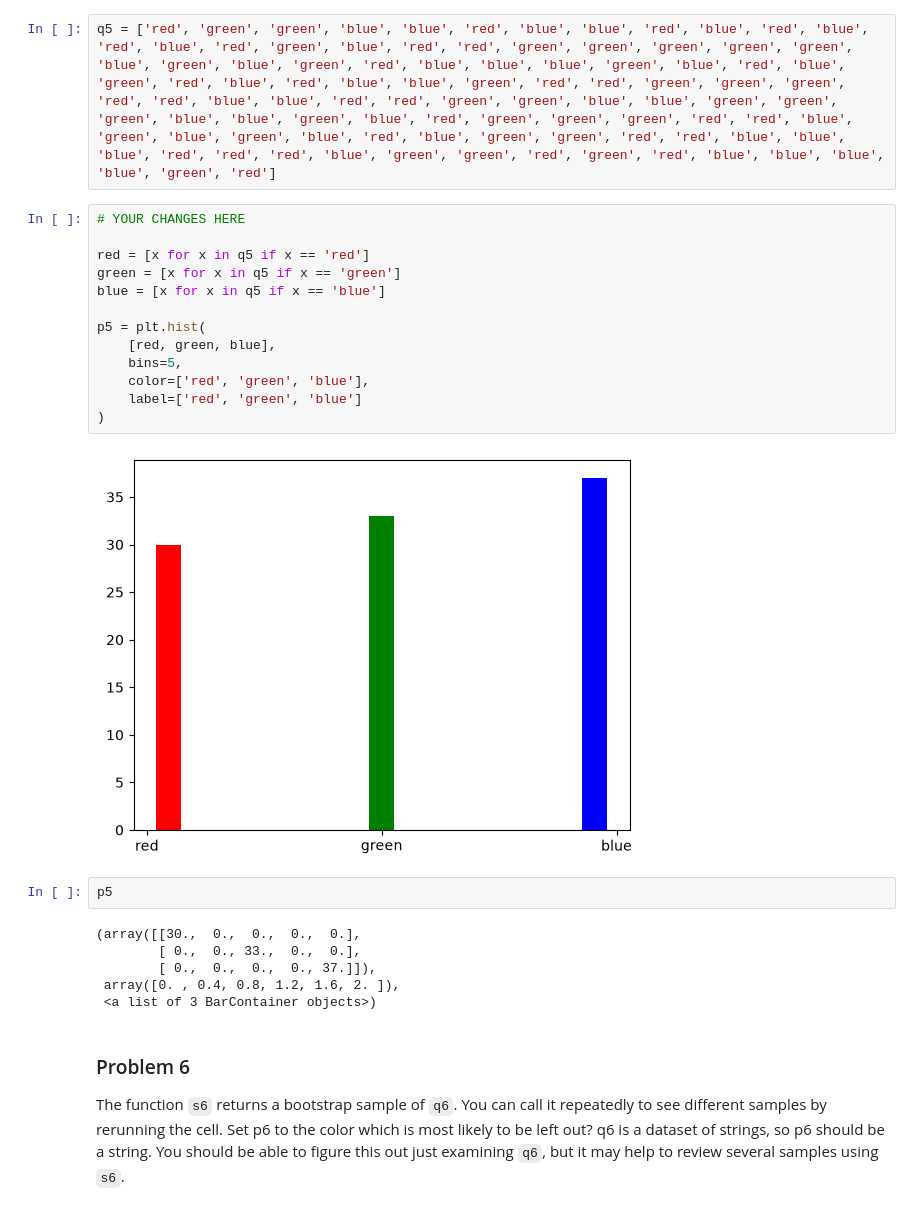
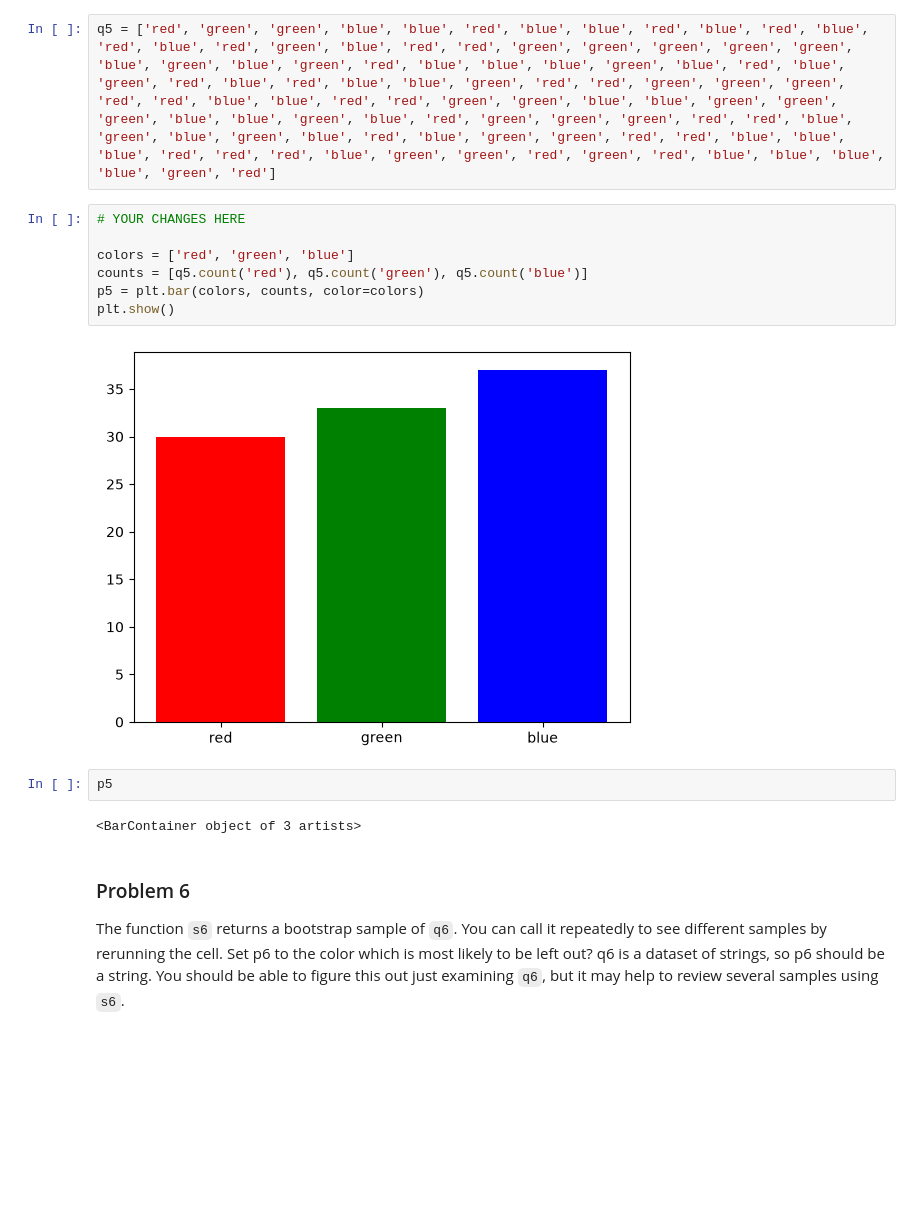
Before and after one commit to glotzky/dx601-homework-02, a Jupyter notebook: homework.ipynb, the cells around one changed output. Saved outputs shown, nothing was run; the diff lists cells and outputs as text; blank space fills up the shorter version.

```diff
--- a/homework.ipynb
+++ b/homework.ipynb
@@ -131,29 +130,19 @@ The following code loads a dataset `q5` with color samples drawn from red, green
 Plot a histogram of these samples grouped by color using `plt.hist` and save the result as `p5`.
 # %%
 q5 = ['red', 'green', 'green', 'blue', 'blue', 'red', 'blue', 'blue', 'red', 'blue', 'red', 'blue', 'red', 'blue', 'red', 'green', 'blue', 'red', 'red', 'green', 'green', 'green', 'green', 'green', 'blue', 'green', 'blue', 'green', 'red', 'blue', 'blue', 'blue', 'green', 'blue', 'red', 'blue', 'green', 'red', 'blue', 'red', 'blue', 'blue', 'green', 'red', 'red', 'green', 'green', 'green', 'red', 'red', 'blue', 'blue', 'red', 'red', 'green', 'green', 'blue', 'blue', 'green', 'green', 'green', 'blue', 'blue', 'green', 'blue', 'red', 'green', 'green', 'green', 'red', 'red', 'blue', 'green', 'blue', 'green', 'blue', 'red', 'blue', 'green', 'green', 'red', 'red', 'blue', 'blue', 'blue', 'red', 'red', 'red', 'blue', 'green', 'green', 'red', 'green', 'red', 'blue', 'blue', 'blue', 'blue', 'green', 'red']
-# %%
-# YOUR CHANGES HERE
-
-red = [x for x in q5 if x == 'red']
-green = [x for x in q5 if x == 'green']
-blue = [x for x in q5 if x == 'blue']
-
-p5 = plt.hist(
-    [red, green, blue],
-    bins=5,
-    color=['red', 'green', 'blue'],
-    label=['red', 'green', 'blue']
-)
-# %% [output]
-[figure, removed]
+# %%
+# YOUR CHANGES HERE
+
+colors = ['red', 'green', 'blue']
+counts = [q5.count('red'), q5.count('green'), q5.count('blue')]
+p5 = plt.bar(colors, counts, color=colors)
+plt.show()
+# %% [output]
+[figure, added]
 # %%
 p5
 # %% [output]
-(array([[30.,  0.,  0.,  0.,  0.],
-        [ 0.,  0., 33.,  0.,  0.],
-        [ 0.,  0.,  0.,  0., 37.]]),
- array([0. , 0.4, 0.8, 1.2, 1.6, 2. ]),
- <a list of 3 BarContainer objects>)
+<BarContainer object of 3 artists>
 # %% [markdown]
 ### Problem 6
 
```
Also changed, not shown: parts of 2 cells of this notebook.
